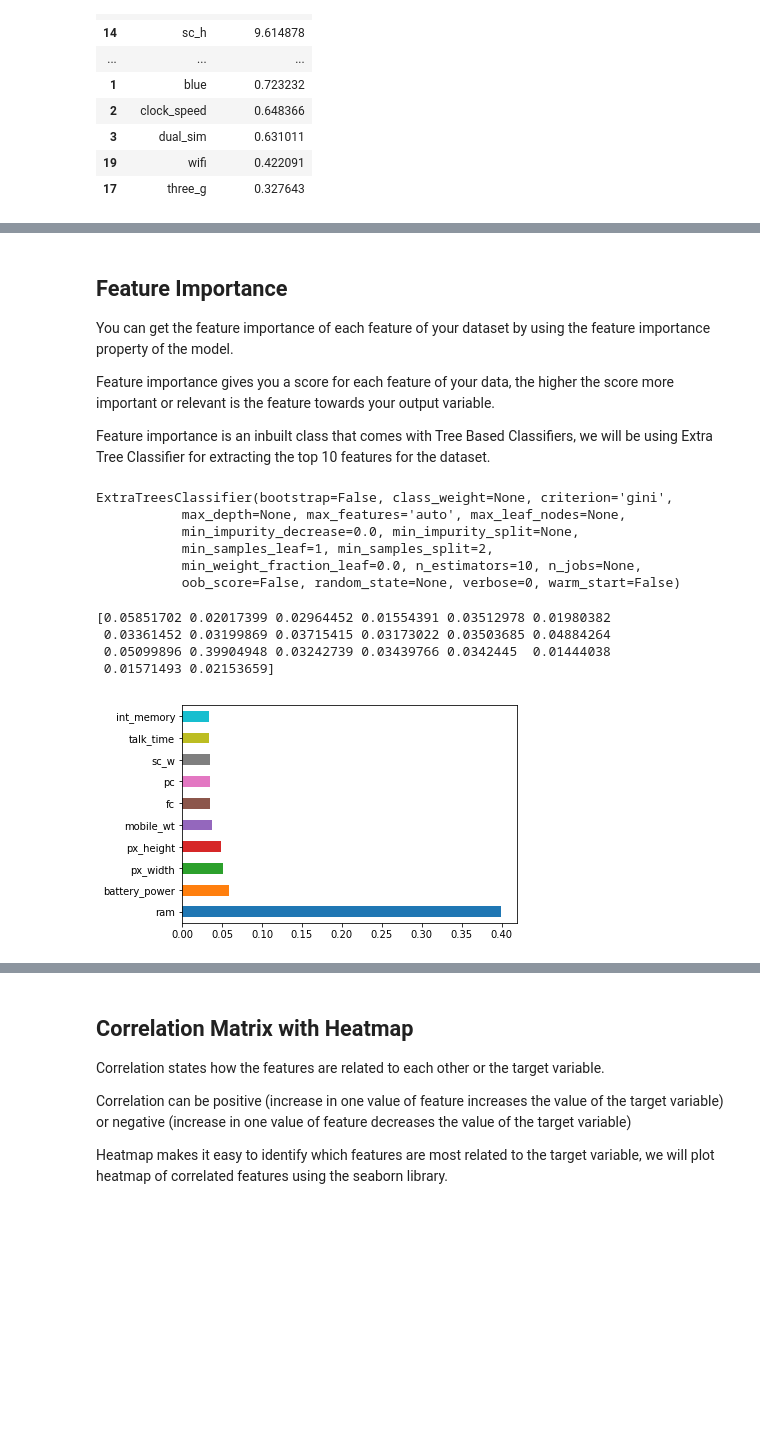
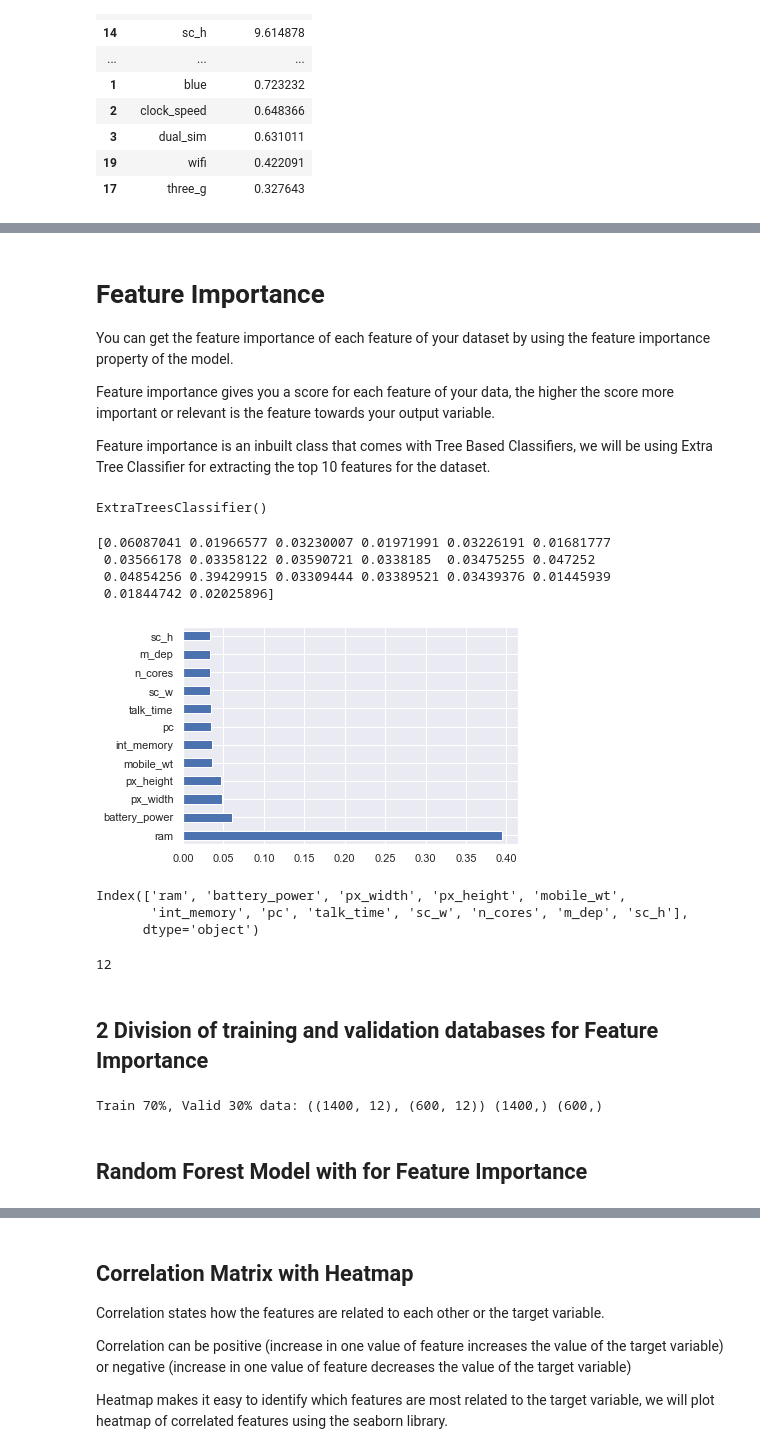
Before and after one commit to Data-Science-Python-Marcus-Mariano/Tutorial-Feature-Selection-Techniques-Easily-Explained, a Jupyter notebook: Feature Selection Techniques Easily - Explained Machine Learning.ipynb, the cells around one changed output, grey strips where cells are left out. Drawn from its saved outputs; the diff is of its cells as text; code cells hidden in the pictures; blank space fills up the shorter version.

Commit message:
Update notebook, Random Forest model.

```diff
--- a/Feature Selection Techniques Easily - Explained Machine Learning.ipynb
+++ b/Feature Selection Techniques Easily - Explained Machine Learning.ipynb
@@ -40,6 +45,9 @@ import numpy as np
 import seaborn as sns
 from matplotlib import pyplot as plt
 
+sns.set(style="darkgrid", color_codes=True)
 %matplotlib inline
 # %%
-base = pd.read_csv("data/train.csv")
+data = pd.read_csv("data/train.csv")
+print(data.shape)
+data.head()
@@ -96,6 +130,6 @@ dtype: int64
 # %%
-X = base.iloc[:,0:20]  #independent columns
-y = base.iloc[:,-1]    #target column i.e price range
+X = data.iloc[:,0:20]  #independent columns
+y = data.iloc[:,-1]    #target column i.e price range
 X.shape, y.shape
 # %% [output]
 ((2000, 20), (2000,))
@@ -152,5 +326,5 @@ print(featureScores.nlargest(10, 'Score'))  #print 10 best features
 # %% [markdown]
-## Feature Importance
+# Feature Importance
 You can get the feature importance of each feature of your dataset by using the feature importance property of the model.
 
 Feature importance gives you a score for each feature of your data, the higher the score more important or relevant is the feature towards your output variable.
@@ -159,26 +333,52 @@ Feature importance is an inbuilt class that comes with Tree Based Classifiers, w
 # %%
 from sklearn.ensemble import ExtraTreesClassifier
 import matplotlib.pyplot as plt
-model = ExtraTreesClassifier()
-model.fit(X,y)
+ext_tree = ExtraTreesClassifier()
+ext_tree.fit(X,y)
 # %% [output]
-ExtraTreesClassifier(bootstrap=False, class_weight=None, criterion='gini',
-           max_depth=None, max_features='auto', max_leaf_nodes=None,
-           min_impurity_decrease=0.0, min_impurity_split=None,
-           min_samples_leaf=1, min_samples_split=2,
-           min_weight_fraction_leaf=0.0, n_estimators=10, n_jobs=None,
-           oob_score=False, random_state=None, verbose=0, warm_start=False)
+ExtraTreesClassifier()
 # %%
-print(model.feature_importances_) #use inbuilt class feature_importances of tree based classifiers
+print(ext_tree.feature_importances_) #use inbuilt class feature_importances of tree based classifiers
 # %% [output]
-[0.05851702 0.02017399 0.02964452 0.01554391 0.03512978 0.01980382
- 0.03361452 0.03199869 0.03715415 0.03173022 0.03503685 0.04884264
- 0.05099896 0.39904948 0.03242739 0.03439766 0.0342445  0.01444038
- 0.01571493 0.02153659]
+[0.06087041 0.01966577 0.03230007 0.01971991 0.03226191 0.01681777
+ 0.03566178 0.03358122 0.03590721 0.0338185  0.03475255 0.047252
+ 0.04854256 0.39429915 0.03309444 0.03389521 0.03439376 0.01445939
+ 0.01844742 0.02025896]
 # %%
 #plot graph of feature importances for better visualization
-feat_importances = pd.Series(model.feature_importances_, index=X.columns)
-feat_importances.nlargest(10).plot(kind='barh')
-plt.show()
+feat_importances = pd.Series(ext_tree.feature_importances_, index=X.columns)
+feat_importances.nlargest(12).plot(kind='barh')
+plt;
 # %% [output]
-[figure, old version]
+[figure, new version]
+# %%
+feat_importances.nlargest(12).index
+# %% [output]
+Index(['ram', 'battery_power', 'px_width', 'px_height', 'mobile_wt',
+       'int_memory', 'pc', 'talk_time', 'sc_w', 'n_cores', 'm_dep', 'sc_h'],
+      dtype='object')
+# %%
+feat_import = list(feat_importances.nlargest(12).index)
+len(feat_import)
+# %% [output]
+12
+# %% [markdown]
+## 2  Division of training and validation databases for Feature Importance
+# %%
+from sklearn.model_selection import train_test_split
+
+SEED = 0
+
+# Separação dos dados em um conjunto de treino e um conjunto de teste
+X_train, X_valid, y_train, y_valid = train_test_split(X[feat_import],
+                                                      y,
+                                                      test_size=0.3,
+                                                      random_state=SEED)
+
+
+print(f"Train 70%, Valid 30% data: {X_train.shape, X_valid.shape}",\
+                                    y_train.shape, y_valid.shape)
+# %% [output]
+Train 70%, Valid 30% data: ((1400, 12), (600, 12)) (1400,) (600,)
+# %% [markdown]
+## Random Forest Model with  for Feature Importance
```
Also changed, not shown: parts of 28 cells of this notebook.
